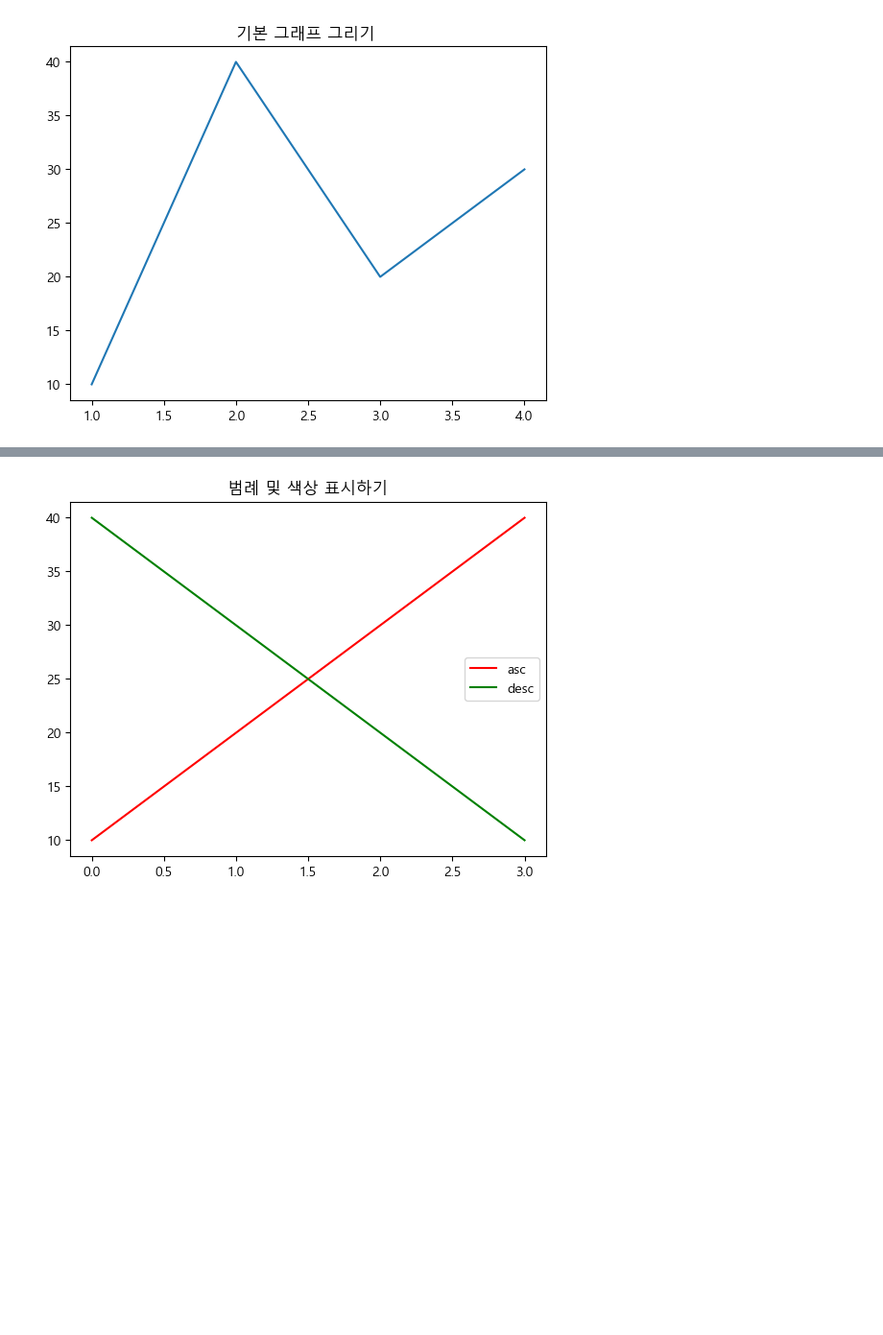
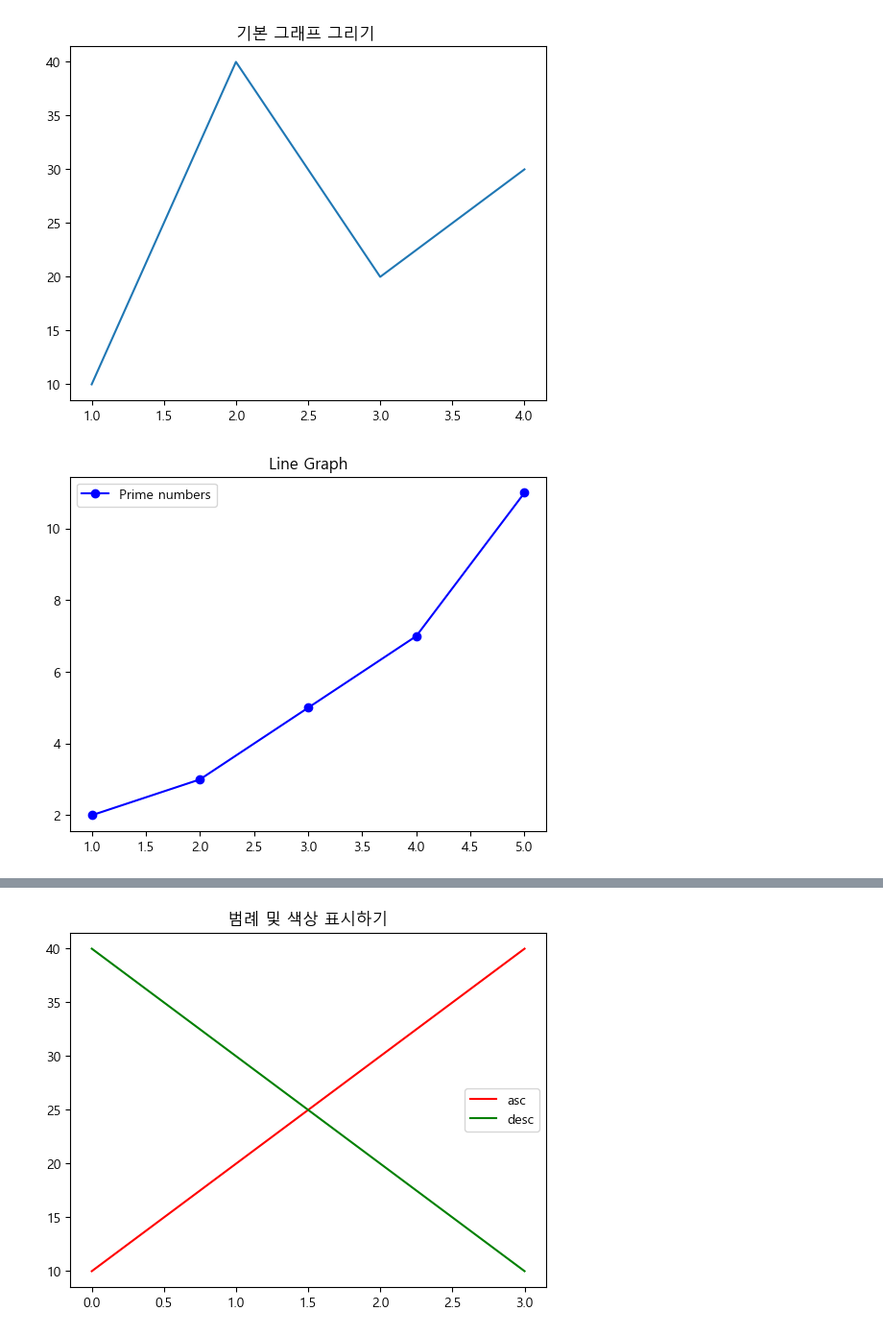
Before and after one commit to kiyongee2/data_ai, a Jupyter notebook: 시각화/1_matplotlib.ipynb, the cells around one changed output, grey strips where cells are left out. Shown: that part at 96% size. Saved outputs shown, nothing was run; the diff lists cells and outputs as text; code cells hidden in the pictures; blank space fills up the shorter version.

```diff
--- a/시각화/1_matplotlib.ipynb
+++ b/시각화/1_matplotlib.ipynb
@@ -9,3 +14,17 @@ plt.plot([1, 2, 3, 4], [10, 40, 20, 30]) #리스트 2개, x축값, y축값
 plt.show()
 # %% [output]
 [figure]
+# %%
+import matplotlib.pyplot as plt
+
+# 데이터 준비
+x = [1, 2, 3, 4, 5]
+y = [2, 3, 5, 7, 11]
+
+# 선 그래프 그리기
+plt.plot(x, y, label='Prime numbers', color='blue', marker='o')
+plt.title('Line Graph')
+plt.legend() #범례
+plt.show()
+# %% [output]
+[figure, added]
```
Also changed, not shown: parts of 7 cells of this notebook, 13 other files.
